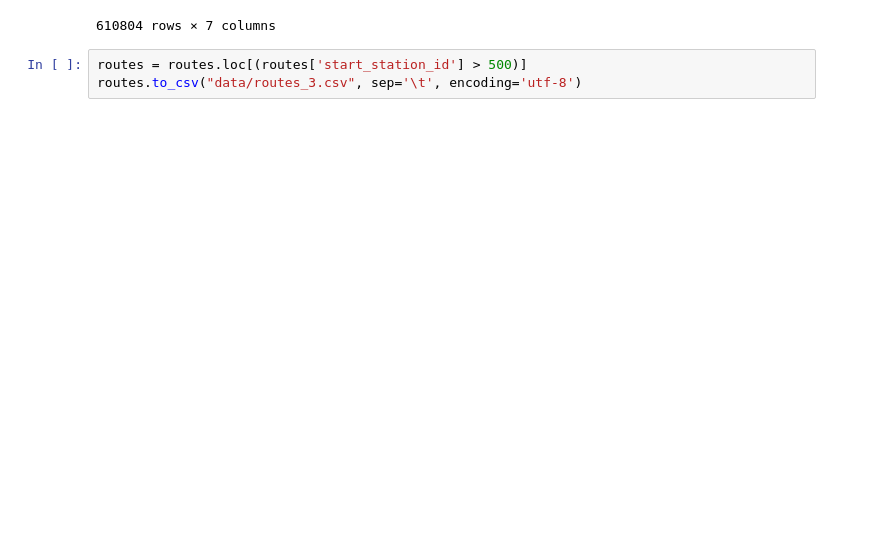
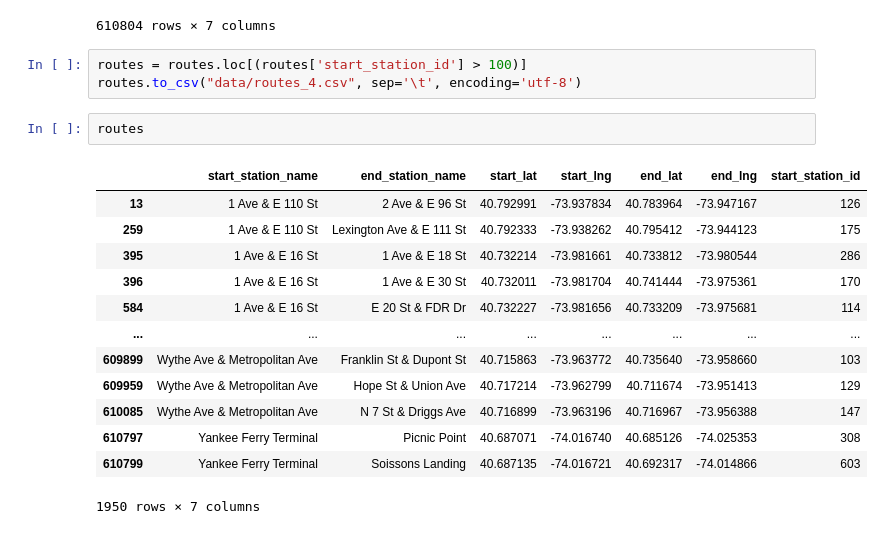
Before and after one commit to michaelrios2015/citi_bike, a Jupyter notebook: project.ipynb, the cells around one changed output. Cells and saved outputs as stored; diff of their text form; blank space fills up the shorter version.

```diff
--- a/project.ipynb
+++ b/project.ipynb
@@ -724,5 +756,21 @@ routes.sort_values(by='start_station_id', ascending=False)
 | 610803 | York St & Marin Blvd | Grant Ave & MLK Dr | 40.728690 | -74.012003 | 40.709198 | -74.080843 | 1 |
 610804 rows × 7 columns
 # %%
-routes = routes.loc[(routes['start_station_id'] > 500)]
-routes.to_csv("data/routes_3.csv", sep='\t', encoding='utf-8')
+routes = routes.loc[(routes['start_station_id'] > 100)]
+routes.to_csv("data/routes_4.csv", sep='\t', encoding='utf-8')
+# %%
+routes
+# %% [output]
+|  | start_station_name | end_station_name | start_lat | start_lng | end_lat | end_lng | start_station_id |
+| 13 | 1 Ave & E 110 St | 2 Ave & E 96 St | 40.792991 | -73.937834 | 40.783964 | -73.947167 | 126 |
+| 259 | 1 Ave & E 110 St | Lexington Ave & E 111 St | 40.792333 | -73.938262 | 40.795412 | -73.944123 | 175 |
+| 395 | 1 Ave & E 16 St | 1 Ave & E 18 St | 40.732214 | -73.981661 | 40.733812 | -73.980544 | 286 |
+| 396 | 1 Ave & E 16 St | 1 Ave & E 30 St | 40.732011 | -73.981704 | 40.741444 | -73.975361 | 170 |
+| 584 | 1 Ave & E 16 St | E 20 St & FDR Dr | 40.732227 | -73.981656 | 40.733209 | -73.975681 | 114 |
+| ... | ... | ... | ... | ... | ... | ... | ... |
+| 609899 | Wythe Ave & Metropolitan Ave | Franklin St & Dupont St | 40.715863 | -73.963772 | 40.735640 | -73.958660 | 103 |
+| 609959 | Wythe Ave & Metropolitan Ave | Hope St & Union Ave | 40.717214 | -73.962799 | 40.711674 | -73.951413 | 129 |
+| 610085 | Wythe Ave & Metropolitan Ave | N 7 St & Driggs Ave | 40.716899 | -73.963196 | 40.716967 | -73.956388 | 147 |
+| 610797 | Yankee Ferry Terminal | Picnic Point | 40.687071 | -74.016740 | 40.685126 | -74.025353 | 308 |
+| 610799 | Yankee Ferry Terminal | Soissons Landing | 40.687135 | -74.016721 | 40.692317 | -74.014866 | 603 |
+1950 rows × 7 columns
```
Also changed, not shown: parts of 6 cells of this notebook.
